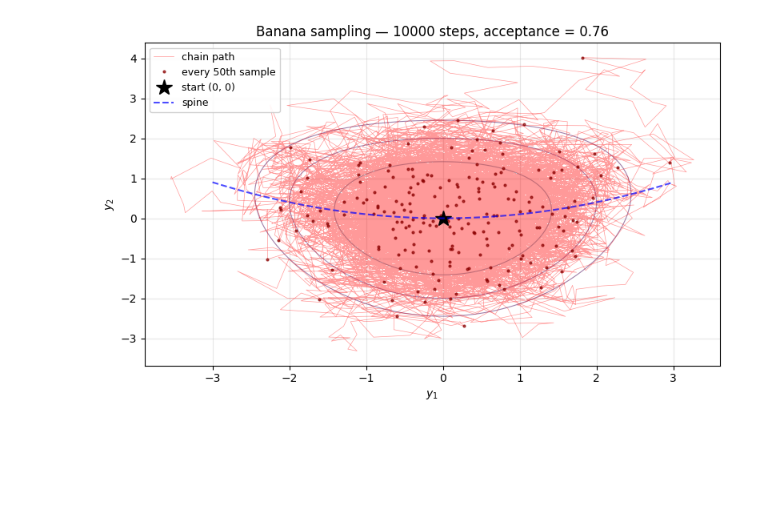
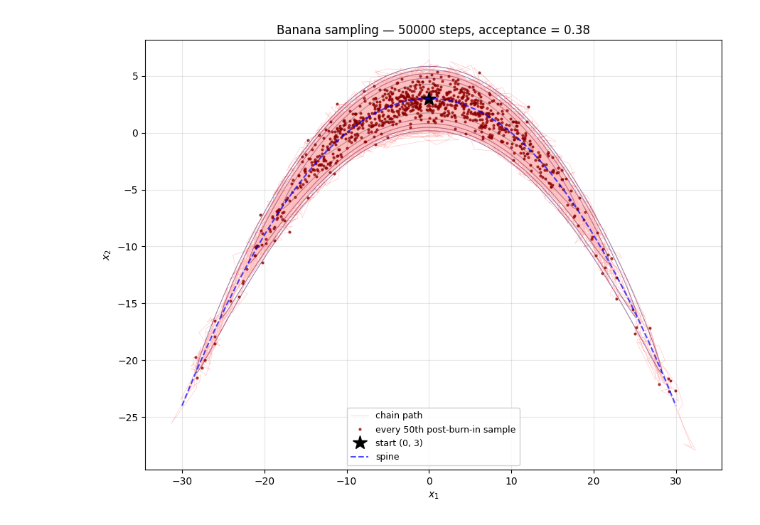
Before and after one commit to korkmazgoz-caglar/random-walk-mcmc, a Jupyter notebook: tutorials/03_banana_sampling.ipynb, the cells around one changed output. Saved outputs shown, nothing was run; the diff lists cells and outputs as text; code cells hidden in the pictures; blank space fills up the shorter version.

```diff
--- a/tutorials/03_banana_sampling.ipynb
+++ b/tutorials/03_banana_sampling.ipynb
@@ -68,16 +61,20 @@ rng = np.random.default_rng(seed=42)
 
 samples, accepted = random_walk_metropolis_hastings(
     target_log_pdf=banana_log_pdf,
-    x0=[0.0, 0.0],
-    n_samples=10_000,
-    step_size=0.5,
+    x0=[0.0, 3.0],
+    n_samples=50_000,
+    step_size=[4.0, 2.0],
     rng=rng,
 )
 
+burn_in = 5_000
+posterior = samples[burn_in:]
+true_x2_std = np.sqrt(1.0 + 20_000.0 * b_default**2)
+
 print(f"Samples shape:   {samples.shape}")
 print(f"Acceptance rate: {accepted.mean():.3f}")
-print(f"y_1 sample mean: {samples[:, 0].mean():.4f}  (true: 0.0)")
-print(f"y_2 sample mean: {samples[:, 1].mean():.4f}  (true: 0.1)")
-print(f"y_1 sample std:  {samples[:, 0].std():.4f}  (true: 1.0)")
-print(f"y_2 sample std:  {samples[:, 1].std():.4f}  (true: ~1.02)")
+print(f"x1 sample mean:  {posterior[:, 0].mean():.4f}  (true: 0.0)")
+print(f"x2 sample mean:  {posterior[:, 1].mean():.4f}  (true: 0.0)")
+print(f"x1 sample std:   {posterior[:, 0].std():.4f}  (true: 10.0)")
+print(f"x2 sample std:   {posterior[:, 1].std():.4f}  (true: {true_x2_std:.4f})")
 # %% [output]
@@ -114,34 +111,40 @@ plt.show()
 # %%
-fig, ax = plt.subplots(figsize=(8, 5))
+fig, ax = plt.subplots(figsize=(9, 7))
 
-# Background contour
-ax.contour(Y1, Y2, p, levels=levels, cmap="viridis", linewidths=0.8, alpha=0.5)
+ax.contour(X1, X2, density, levels=levels, cmap="viridis", linewidths=0.8, alpha=0.5)
+ax.plot(
+    samples[:, 0],
+    samples[:, 1],
+    "-",
+    color="red",
+    linewidth=0.4,
+    alpha=0.25,
+    label="chain path",
+)
 
-# Chain trajectory
-ax.plot(samples[:, 0], samples[:, 1], "-", color="red", linewidth=0.5, alpha=0.4,
-        label="chain path")
+thin = posterior[::50]
+ax.plot(
+    thin[:, 0],
+    thin[:, 1],
+    ".",
+    color="darkred",
+    markersize=4,
+    alpha=0.7,
+    label="every 50th post-burn-in sample",
+)
 
-# Thinning (every 50th sample)
-thin = samples[::50]
-ax.plot(thin[:, 0], thin[:, 1], ".", color="darkred", markersize=4, alpha=0.7,
-        label="every 50th sample")
+ax.plot(samples[0, 0], samples[0, 1], "k*", markersize=15, label="start (0, 3)")
+ax.plot(x1_spine, x2_spine, "b--", linewidth=1.5, alpha=0.7, label="spine")
 
-# Start
-ax.plot(samples[0, 0], samples[0, 1], "k*", markersize=15, label="start (0, 0)")
-
-# Spine
-ax.plot(y1_spine, y2_spine, "b--", linewidth=1.5, alpha=0.7, label="spine")
-
-ax.set_xlabel(r"$y_1$")
-ax.set_ylabel(r"$y_2$")
+ax.set_xlabel(r"$x_1$")
+ax.set_ylabel(r"$x_2$")
 ax.set_title(f"Banana sampling — {len(samples)} steps, acceptance = {accepted.mean():.2f}")
-ax.set_aspect("auto")
-ax.legend(loc="upper left", fontsize=9, framealpha=0.9)
+ax.legend(loc="lower center", fontsize=9, framealpha=0.9)
 ax.grid(True, alpha=0.3)
 plt.tight_layout()
 plt.show()
 # %% [output]
-[figure, old version]
+[figure, new version]
 # %%
 fig, axes = plt.subplots(1, 2, figsize=(12, 4))
 
```
Also changed, not shown: parts of 7 cells of this notebook, 7 other files.
